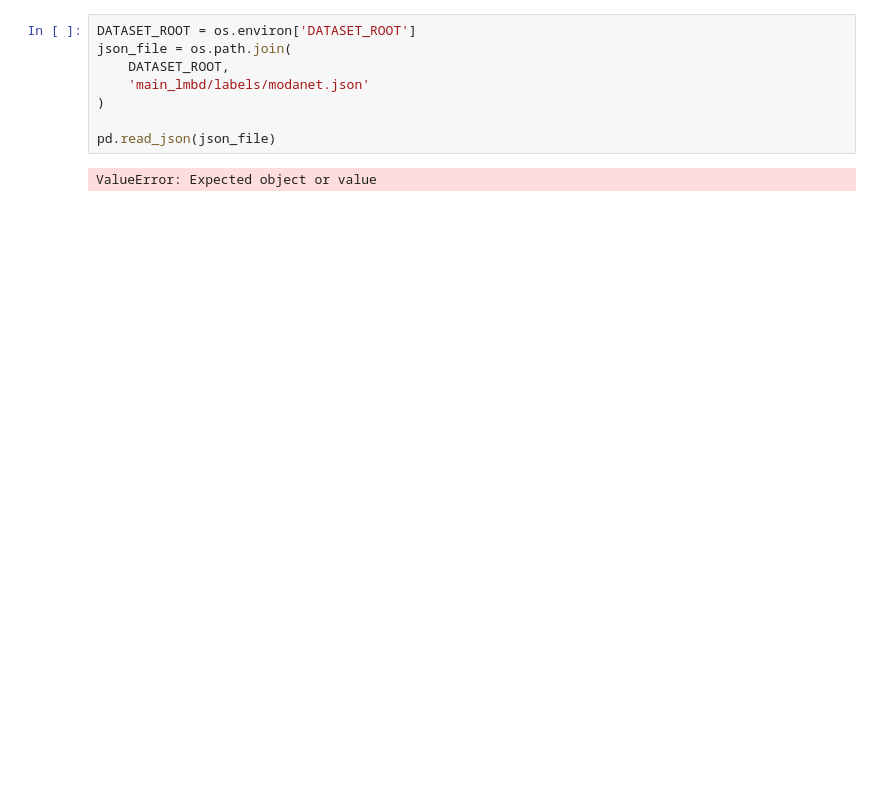
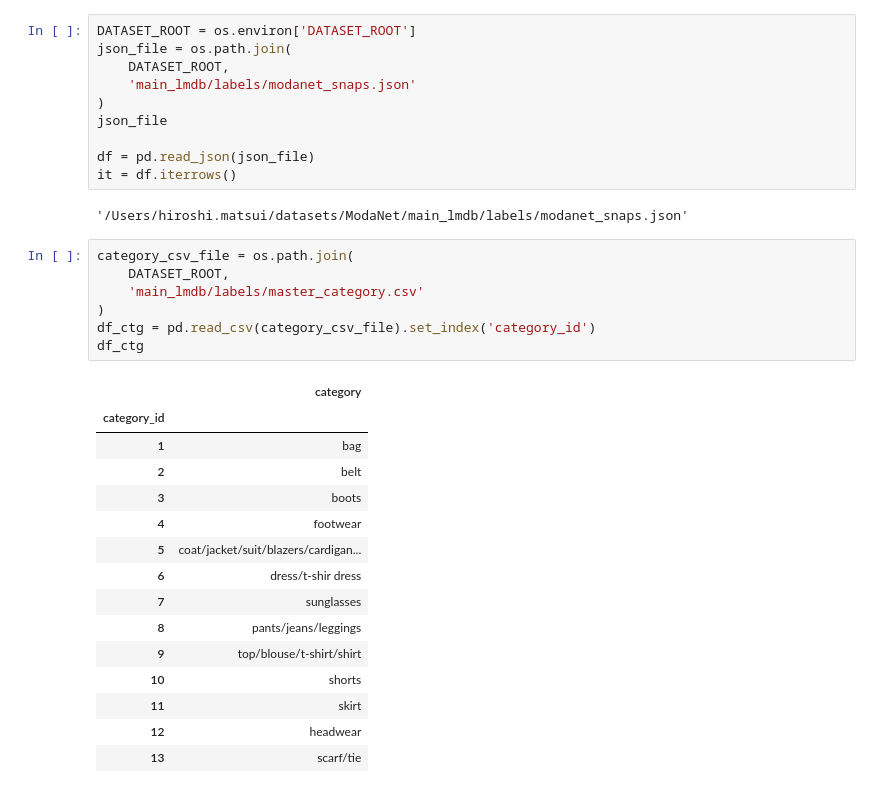
Before and after one commit to eBay/modanet, a Jupyter notebook: notebooks/07_check_lmdb_images.ipynb, the cells around one changed output. Cells and saved outputs as stored; diff of their text form; blank space fills up the shorter version.

```diff
--- a/notebooks/07_check_lmdb_images.ipynb
+++ b/notebooks/07_check_lmdb_images.ipynb
@@ -2,9 +2,34 @@
 DATASET_ROOT = os.environ['DATASET_ROOT']
 json_file = os.path.join(
     DATASET_ROOT,
-    'main_lmbd/labels/modanet.json'
+    'main_lmdb/labels/modanet_snaps.json'
 )
+json_file
 
-pd.read_json(json_file)
+df = pd.read_json(json_file)
+it = df.iterrows()
 # %% [output]
-ValueError: Expected object or value
+'/Users/hiroshi.matsui/datasets/ModaNet/main_lmdb/labels/modanet_snaps.json'
+# %%
+category_csv_file = os.path.join(
+    DATASET_ROOT,
+    'main_lmdb/labels/master_category.csv'
+)
+df_ctg = pd.read_csv(category_csv_file).set_index('category_id')
+df_ctg
+# %% [output]
+|  | category |
+| category_id |  |
+| 1 | bag |
+| 2 | belt |
+| 3 | boots |
+| 4 | footwear |
+| 5 | coat/jacket/suit/blazers/cardigan... |
+| 6 | dress/t-shir dress |
+| 7 | sunglasses |
+| 8 | pants/jeans/leggings |
+| 9 | top/blouse/t-shirt/shirt |
+| 10 | shorts |
+| 11 | skirt |
+| 12 | headwear |
+| 13 | scarf/tie |
```
Also changed, not shown: parts of 2 cells of this notebook.
